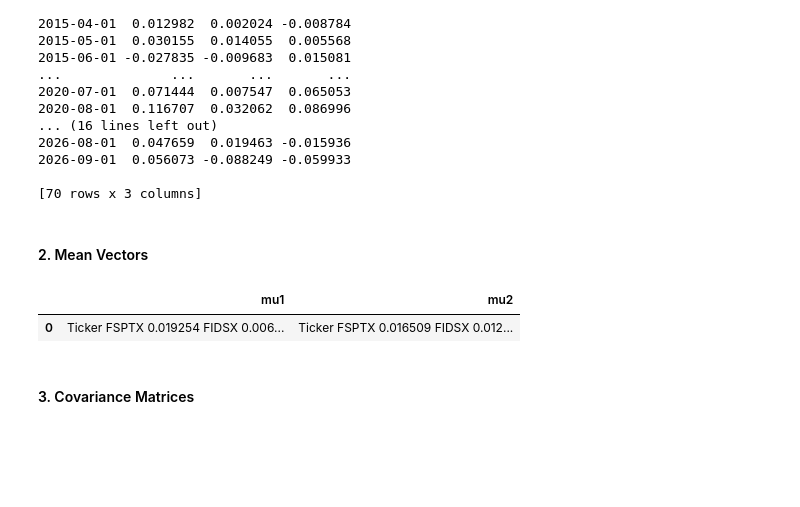
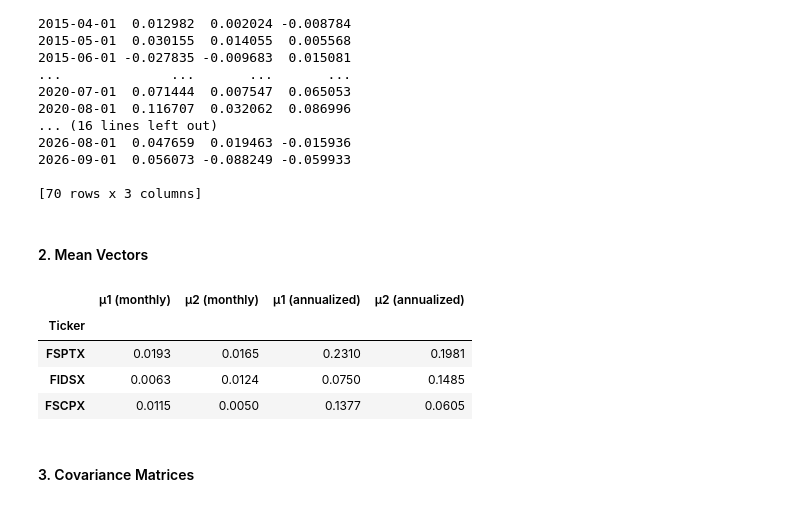
Before and after one commit to ctorello17/Project1, a Jupyter notebook: project1.ipynb, the cells around one changed output. Saved outputs shown, nothing was run; the diff lists cells and outputs as text; code cells hidden in the pictures; blank space fills up the shorter version.

```diff
--- a/project1.ipynb
+++ b/project1.ipynb
@@ -335,10 +335,14 @@ Date
 # %%
 mu1 = r1.mean()
 mu2 = r2.mean()
-pd.DataFrame({"mu1": [mu1], "mu2": [mu2]}).round(4)
+pd.DataFrame({"μ1 (monthly)": mu1, "μ2 (monthly)": mu2,
+              "μ1 (annualized)": mu1 * 12, "μ2 (annualized)": mu2 * 12}).round(4)
 # %% [output]
-|  | mu1 | mu2 |
-| 0 | Ticker FSPTX 0.019254 FIDSX 0.006... | Ticker FSPTX 0.016509 FIDSX 0.012... |
+|  | μ1 (monthly) | μ2 (monthly) | μ1 (annualized) | μ2 (annualized) |
+| Ticker |  |  |  |  |
+| FSPTX | 0.0193 | 0.0165 | 0.2310 | 0.1981 |
+| FIDSX | 0.0063 | 0.0124 | 0.0750 | 0.1485 |
+| FSCPX | 0.0115 | 0.0050 | 0.1377 | 0.0605 |
 # %% [markdown]
 #### 3. Covariance Matrices
 # %%
```
Also changed, not shown: parts of 2 cells of this notebook.
